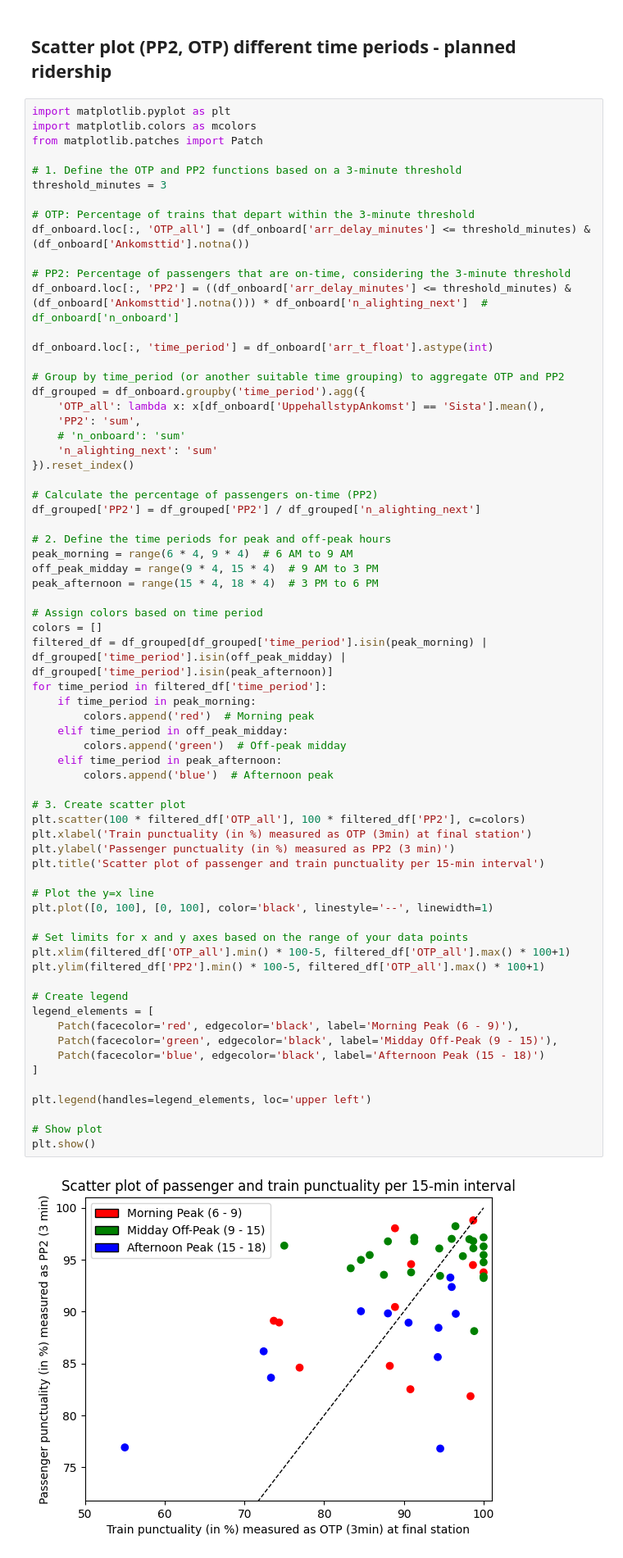
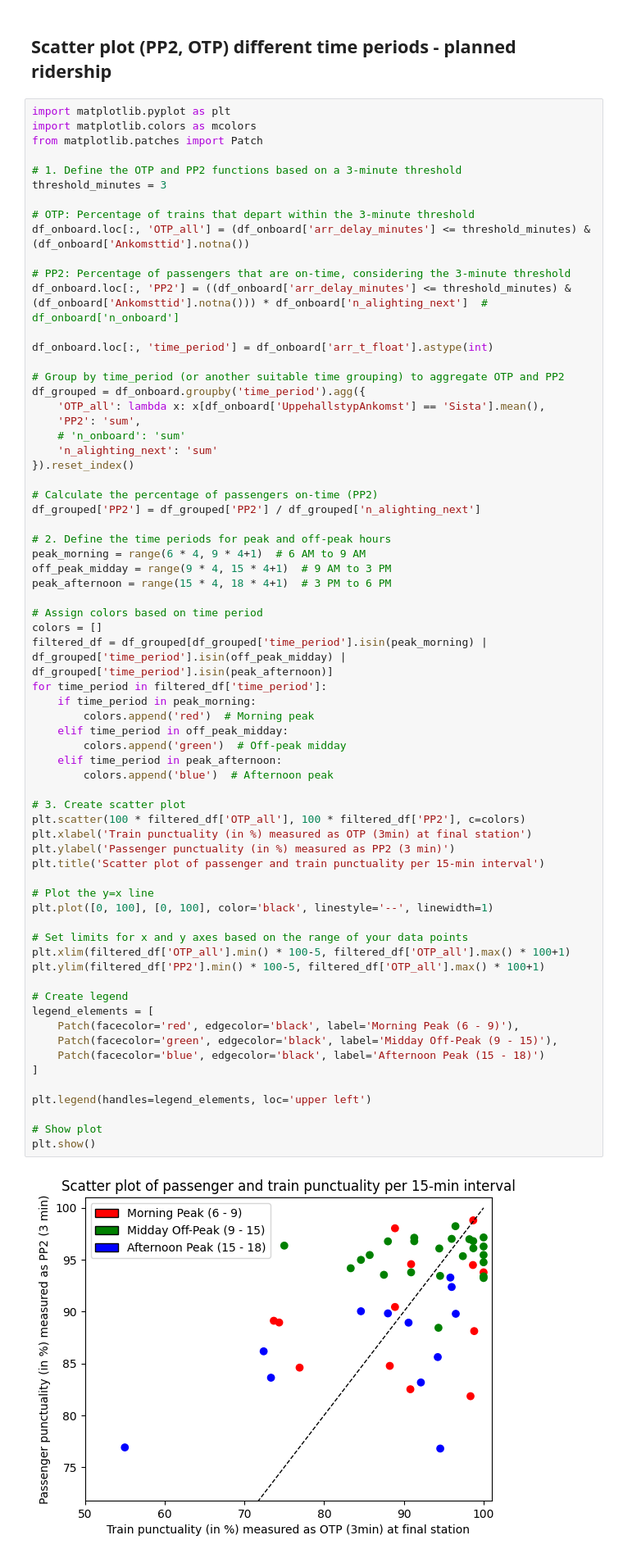
Before and after one commit to abdeaitali/k2-respunkt, a Jupyter notebook: vizualisation/viz_main_PP2_OTP.ipynb, the cells around one changed output. Shown at 82% size. Saved outputs shown, nothing was run; the diff lists cells and outputs as text.

```diff
--- a/vizualisation/viz_main_PP2_OTP.ipynb
+++ b/vizualisation/viz_main_PP2_OTP.ipynb
@@ -166,9 +188,9 @@ df_grouped = df_onboard.groupby('time_period').agg({
 df_grouped['PP2'] = df_grouped['PP2'] / df_grouped['n_alighting_next']
 
 # 2. Define the time periods for peak and off-peak hours
-peak_morning = range(6 * 4, 9 * 4)  # 6 AM to 9 AM
-off_peak_midday = range(9 * 4, 15 * 4)  # 9 AM to 3 PM
-peak_afternoon = range(15 * 4, 18 * 4)  # 3 PM to 6 PM
+peak_morning = range(6 * 4, 9 * 4+1)  # 6 AM to 9 AM
+off_peak_midday = range(9 * 4, 15 * 4+1)  # 9 AM to 3 PM
+peak_afternoon = range(15 * 4, 18 * 4+1)  # 3 PM to 6 PM
 
 # Assign colors based on time period
 colors = []
@@ -179,31 +201,31 @@ for time_period in filtered_df['time_period']:
     elif time_period in off_peak_midday:
         colors.append('green')  # Off-peak midday
     elif time_period in peak_afternoon:
         colors.append('blue')  # Afternoon peak
 
 # 3. Create scatter plot
 plt.scatter(100 * filtered_df['OTP_all'], 100 * filtered_df['PP2'], c=colors)
 plt.xlabel('Train punctuality (in %) measured as OTP (3min) at final station')
 plt.ylabel('Passenger punctuality (in %) measured as PP2 (3 min)')
 plt.title('Scatter plot of passenger and train punctuality per 15-min interval')
 
 # Plot the y=x line
 plt.plot([0, 100], [0, 100], color='black', linestyle='--', linewidth=1)
 
 # Set limits for x and y axes based on the range of your data points
 plt.xlim(filtered_df['OTP_all'].min() * 100-5, filtered_df['OTP_all'].max() * 100+1)
 plt.ylim(filtered_df['PP2'].min() * 100-5, filtered_df['OTP_all'].max() * 100+1)
 
 # Create legend
 legend_elements = [
     Patch(facecolor='red', edgecolor='black', label='Morning Peak (6 - 9)'),
     Patch(facecolor='green', edgecolor='black', label='Midday Off-Peak (9 - 15)'),
     Patch(facecolor='blue', edgecolor='black', label='Afternoon Peak (15 - 18)')
 ]
 
 plt.legend(handles=legend_elements, loc='upper left')
 
 # Show plot
 plt.show()
 # %% [output]
-[figure, old version]
+[figure, new version]
```
Also changed, not shown: parts of 1 cell of this notebook, 4 other files.
